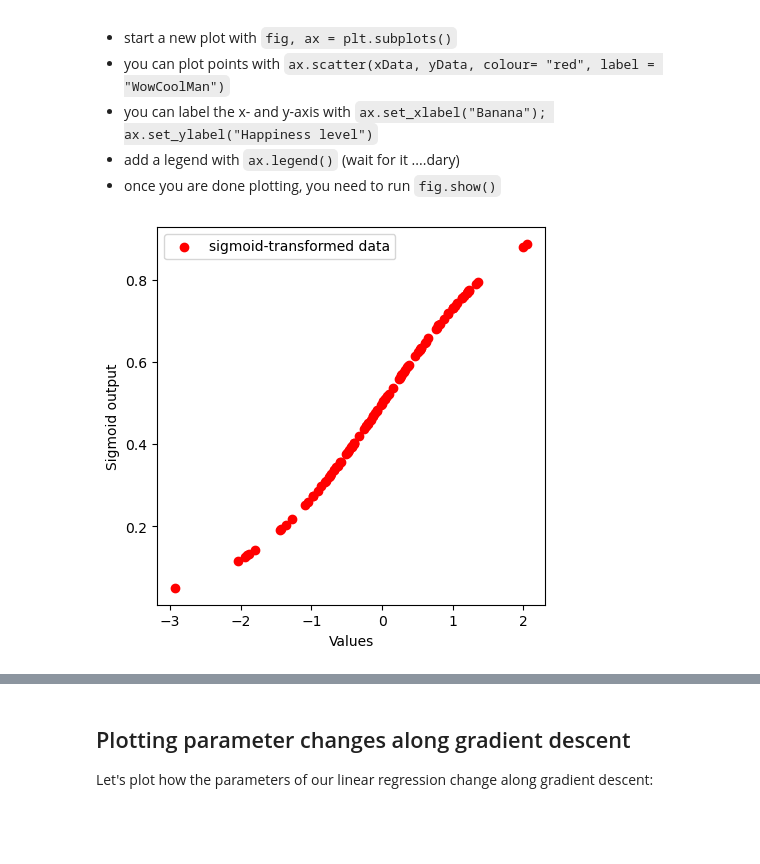
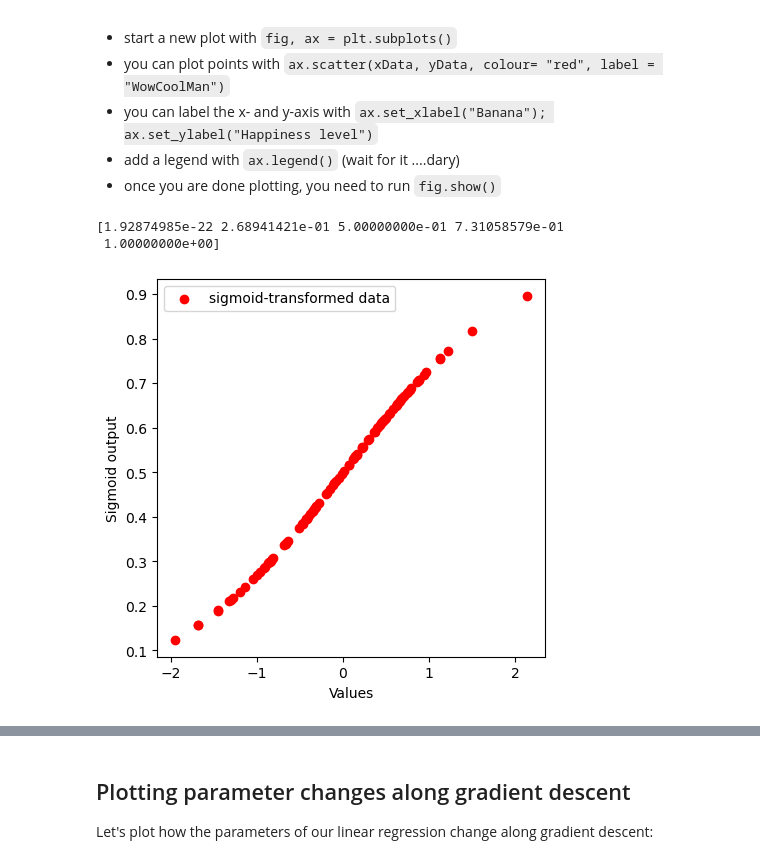
Before and after one commit to DieStok/Basic-Machine-Learning-for-Bioinformatics, a Jupyter notebook: Day2/Practical/PracticalMaterialDay2_ShortPractical1_Answers.ipynb, the cells around one changed output, grey strips where cells are left out. Saved outputs shown, nothing was run; the diff lists cells and outputs as text; code cells hidden in the pictures; blank space fills up the shorter version.

```diff
--- a/Day2/Practical/PracticalMaterialDay2_ShortPractical1_Answers.ipynb
+++ b/Day2/Practical/PracticalMaterialDay2_ShortPractical1_Answers.ipynb
@@ -27,24 +27,29 @@ Plotting hints:
 * add a legend with `ax.legend()` (wait for it ....dary)
 * once you are done plotting, you need to run `fig.show()`
 # %%
+testArray = np.array([-50, -1, 0, 1, 50])
 
 #answer
 def mySigmoid(data):
     output = 1/(1+ np.exp(-data))
     return output
 
-rng           = default_rng()
+print(mySigmoid(testArray))
+
+rng           = default_rng(seed = 42)
 vals          = rng.standard_normal(100)
 sigmoidValues = mySigmoid(vals)
 
 fig, ax = plt.subplots(dpi=100, figsize=(5, 5))
 ax.scatter(vals, sigmoidValues, color = "red", label = "sigmoid-transformed data")
 ax.set_xlabel("Values")
 ax.set_ylabel("Sigmoid output")
 ax.legend()
 fig.show()
 # %% [output]
+[1.92874985e-22 2.68941421e-01 5.00000000e-01 7.31058579e-01
+ 1.00000000e+00]
-[figure, old version]
+[figure, new version]
 # %% [markdown]
 ## Assigning a class
 
```
Also changed, not shown: parts of 15 cells of this notebook, 1 other file.
